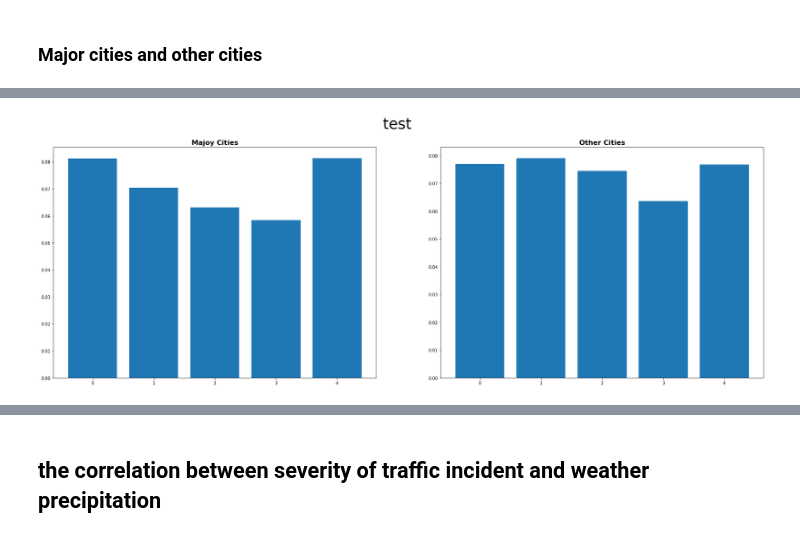
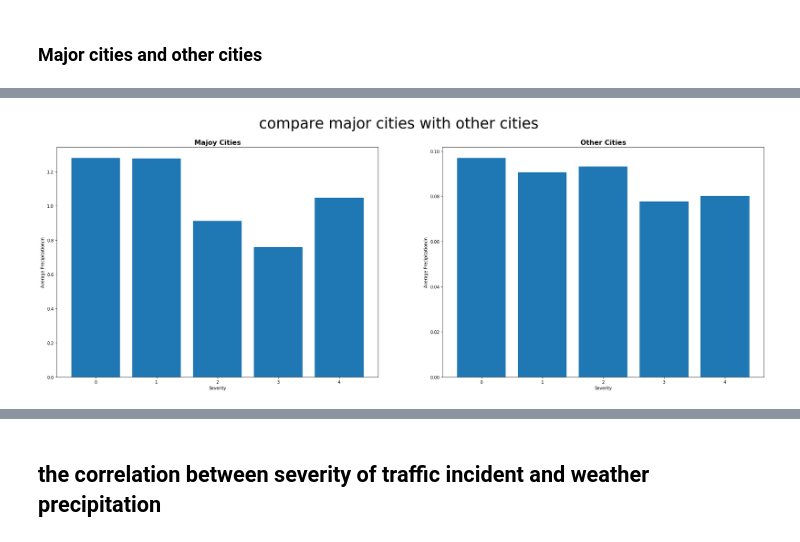
Before and after one commit to mingxinlu/Traffic-Event-Distrubution, a Jupyter notebook: Effect of percipitation on Accident.ipynb, the cells around one changed output, grey strips where cells are left out. Cells and saved outputs as stored; diff of their text form; code cells hidden in the pictures.

```diff
--- a/Effect of percipitation on Accident.ipynb
+++ b/Effect of percipitation on Accident.ipynb
@@ -38,0 +30,2 @@ records=records[(records['StartTime(UTC)']>=start)]
+# %%
+data=records[records['Precipitation(in)']>0]
@@ -39,7 +34,9 @@ records=records[(records['StartTime(UTC)']>=start)]
 # %%
 def distribution(df,ax,title):
-    value=df.groupby('Severity')['Precipitation(in)'].apply(lambda a:len(a[a>0])/len(a))
+    value=df.groupby('Severity')['Precipitation(in)'].mean()
     ax.bar(range(5),[value[i] if i in value else 0 for i in range(5)],tick_label=range(5))
     ax.set_title(title, fontdict={'fontsize': 16, 'fontweight': 'bold'})
+    ax.set_xlabel('Severity')
+    ax.set_ylabel('Average Precipitation/in')
 # %%
 fg, ax = plt.subplots(1, 1, figsize=(20, 10))
@@ -61,6 +61,6 @@ for i in range(2):
 # %% [markdown]
 ### Major cities and other cities
 # %%
-cities=records['City'].value_counts()[:10].index
+cities=data['City'].value_counts()[:10].index
 cities
 # %% [output]
@@ -70,13 +70,13 @@ Index(['Los Angeles', 'Houston', 'Miami', 'New York', 'Atlanta', 'Chicago',
 # %%
 
 fg, axes = plt.subplots(1, 2, figsize=(30, 10))
-plt.suptitle('test',fontsize=35)
-major_cities=records.loc[records['City'].isin(cities)]
-other_cities=records.loc[records['City'].isin(cities)==False]
+plt.suptitle('compare major cities with other cities',fontsize=35)
+major_cities=data.loc[data['City'].isin(cities)]
+other_cities=data.loc[data['City'].isin(cities)==False]
 distribution(major_cities,axes[0],'Majoy Cities')
 distribution(other_cities,axes[1],'Other Cities')
 # %% [output]
-[figure, old version]
+[figure, new version]
 # %%
 fg, axes = plt.subplots(4, 2, figsize=(20, 20))
 
```
Also changed, not shown: parts of 58 cells of this notebook.
